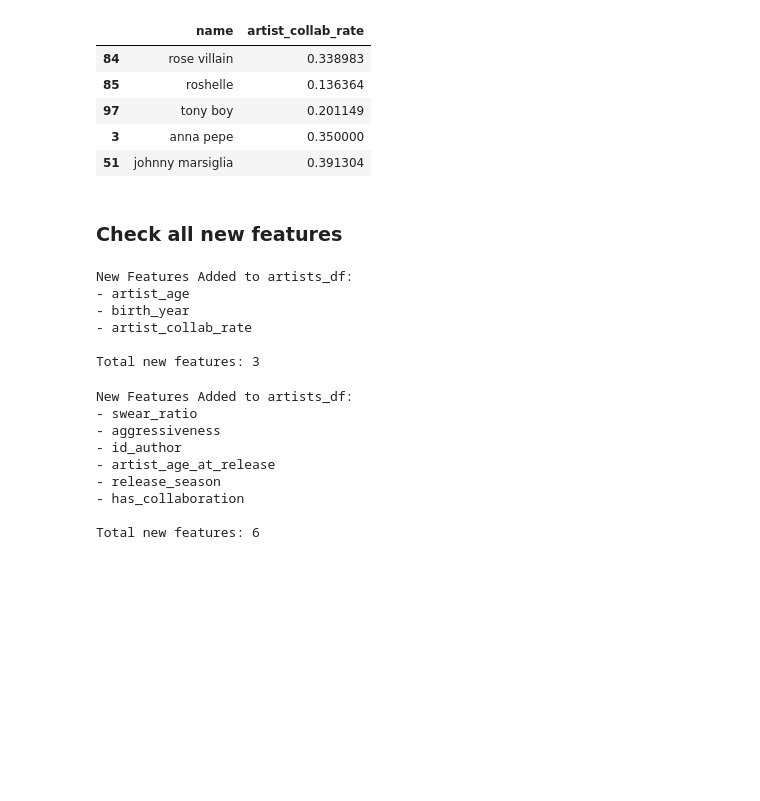
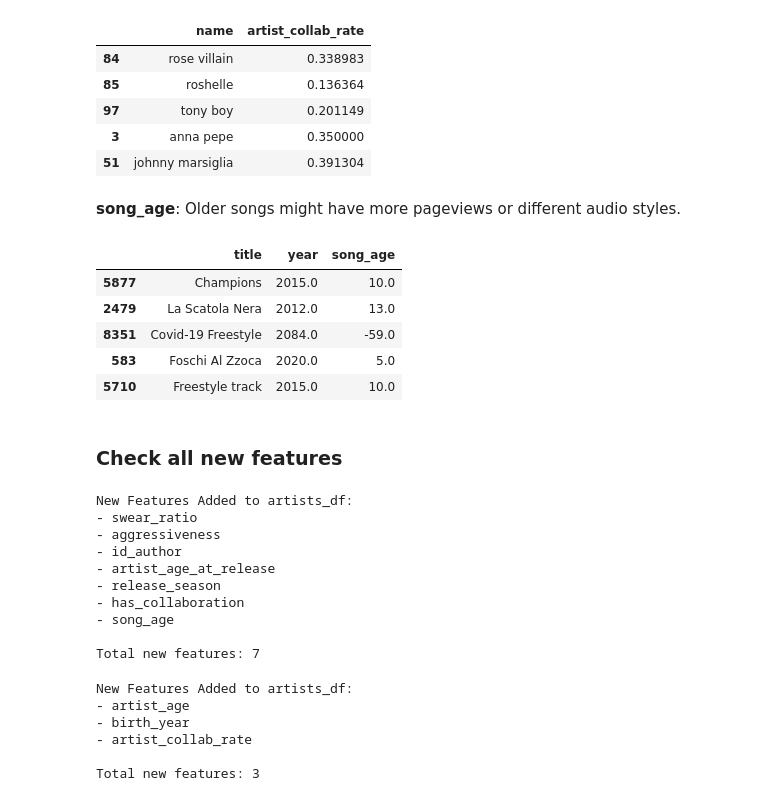
Before and after one commit to abderrahmane-salmi/UNIPI-Data-Mining-Project, a Jupyter notebook: task1/02_data_preparation.ipynb, the cells around one changed output. Saved outputs shown, nothing was run; the diff lists cells and outputs as text; code cells hidden in the pictures; blank space fills up the shorter version.

Commit message:
New feature - song_age

```diff
--- a/task1/02_data_preparation.ipynb
+++ b/task1/02_data_preparation.ipynb
@@ -218,27 +218,25 @@ artists_df[['name', 'artist_collab_rate']].sample(5)
 | 97 | tony boy | 0.201149 |
 | 3 | anna pepe | 0.350000 |
 | 51 | johnny marsiglia | 0.391304 |
+# %% [markdown]
+**song_age**: Older songs might have more pageviews or different audio styles.
+# %%
+curr_year = datetime.now().year
+tracks_df['song_age'] = curr_year - tracks_df['year']
+
+# Quick check
+tracks_df[['title', 'year', 'song_age']].sample(5)
+# %% [output]
+|  | title | year | song_age |
+| 5877 | Champions | 2015.0 | 10.0 |
+| 2479 | La Scatola Nera | 2012.0 | 13.0 |
+| 8351 | Covid-19 Freestyle | 2084.0 | -59.0 |
+| 583 | Foschi Al Zzoca | 2020.0 | 5.0 |
+| 5710 | Freestyle track | 2015.0 | 10.0 |
 # %% [markdown]
 ### Check all new features
-# %%
-# Find the new features
-artists_current_features = artists_df.columns.tolist()
-new_artist_features = [col for col in artists_current_features if col not in artists_original_features]
-
-# Print results
-print("New Features Added to artists_df:")
-for feature in new_artist_features:
-    print(f"- {feature}")
-
-print(f"\nTotal new features: {len(new_artist_features)}")
-# %% [output]
-New Features Added to artists_df:
-- artist_age
-- birth_year
-- artist_collab_rate
-
-Total new features: 3
 # %%
+# Tracks dataset
 # Find the new features
 tracks_current_features = tracks_df.columns.tolist()
 new_tracks_features = [col for col in tracks_current_features if col not in tracks_original_features]
@@ -257,5 +255,25 @@ New Features Added to artists_df:
 - artist_age_at_release
 - release_season
 - has_collaboration
+- song_age
 
-Total new features: 6
+Total new features: 7
+# %%
+# Artists dataset
+# Find the new features
+artists_current_features = artists_df.columns.tolist()
+new_artist_features = [col for col in artists_current_features if col not in artists_original_features]
+
+# Print results
+print("New Features Added to artists_df:")
+for feature in new_artist_features:
+    print(f"- {feature}")
+
+print(f"\nTotal new features: {len(new_artist_features)}")
+# %% [output]
+New Features Added to artists_df:
+- artist_age
+- birth_year
+- artist_collab_rate
+
+Total new features: 3
```
